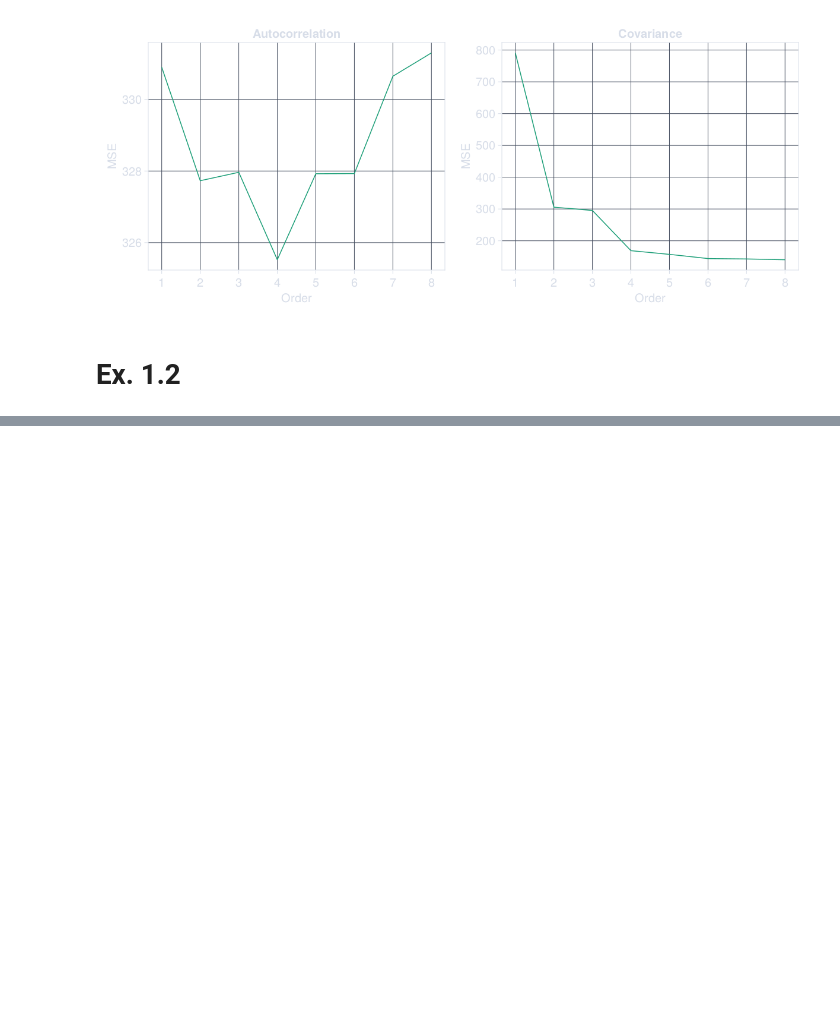
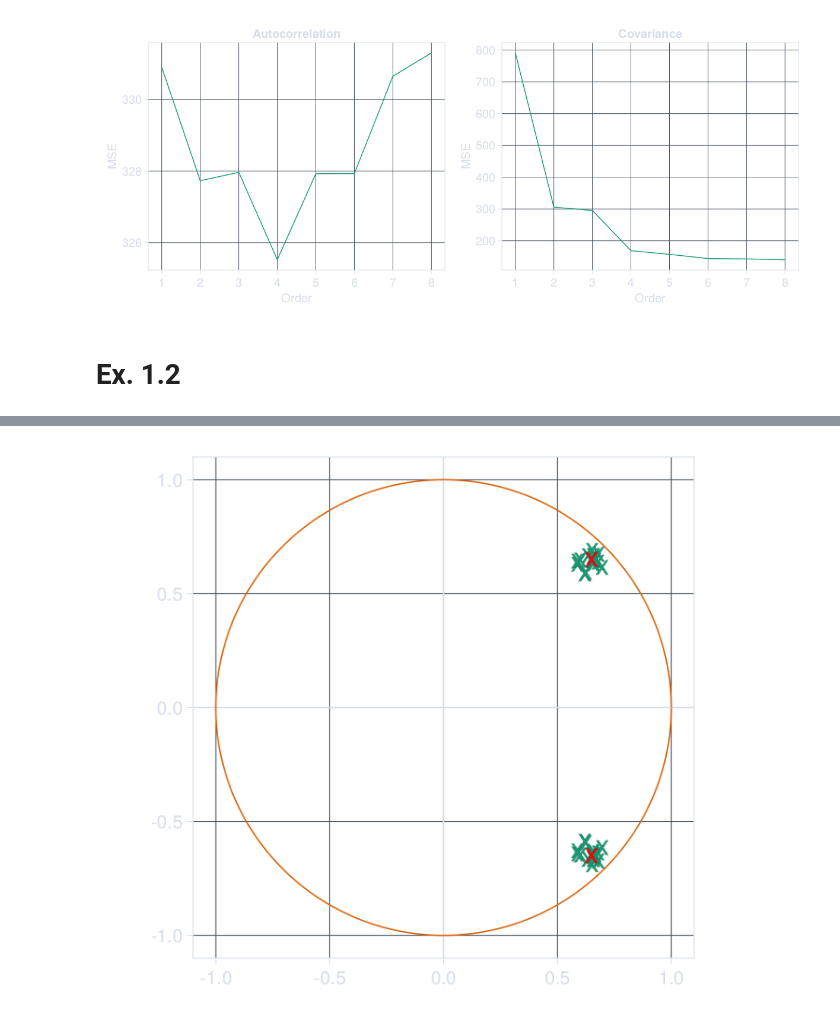
Before and after one commit to simonabj/Studies, a Jupyter notebook: IN5340/Project5/code.ipynb, the cells around one changed output, grey strips where cells are left out. Saved outputs shown, nothing was run; the diff lists cells and outputs as text; code cells hidden in the pictures; blank space fills up the shorter version.

```diff
--- a/IN5340/Project5/code.ipynb
+++ b/IN5340/Project5/code.ipynb
@@ -95,12 +95,12 @@ function ucircle!(ax::Axis; color=cscheme[1], zero_splines=true)
     lines!(ax, real(unit_circle), imag(unit_circle), color=cscheme[2])
 end
 
-function zplane!(ax::Axis, sys::LTISystem; color=cscheme[1])
+function zplane!(ax::Axis, sys::LTISystem; color=cscheme[1], markersize=30)
     z = tzeros(sys)
     p = poles(sys)
     return [
-        scatter!(ax, real(z), imag(z), marker='o', color=color, markersize=30),
-        scatter!(ax, real(p), imag(p), marker='x', color=color, markersize=30)
+        scatter!(ax, real(z), imag(z), marker='o', color=color, markersize=markersize),
+        scatter!(ax, real(p), imag(p), marker='x', color=color, markersize=markersize)
     ]
 end
 
@@ -109,6 +109,7 @@ ax = Axis(F[1,1], aspect=AxisAspect(1), xlabel="Re", ylabel="Im")
 ucircle!(ax)
 sc_z, sc_p = zplane!(ax, P)
 Legend(F[1,2], [sc_z, sc_p], ["Zeros", "Poles"])
+save("1.pdf", F)
 F
 # %% [output]
 P = tf([1.0], a1) = TransferFunction{Continuous, ControlSystemsBase.SisoRational{Float64}}
@@ -203 +258,13 @@ F
+# %%
+F = Figure(backgroundcolor=bg, resolution=(700,600))
+ax = Axis(F[1,1], aspect=AxisAspect(1))
+ucircle!(ax)
+for r ∈ axes(as, 1)
+    zplane!(ax, tf(b, as[r,:]))
+end
+zplane!(ax, tf(b, a), color=:red)
+save("8.pdf", F)
+F
+# %% [output]
+[figure, added]
 # %%
```
Also changed, not shown: parts of 9 cells of this notebook, 10 other files.
